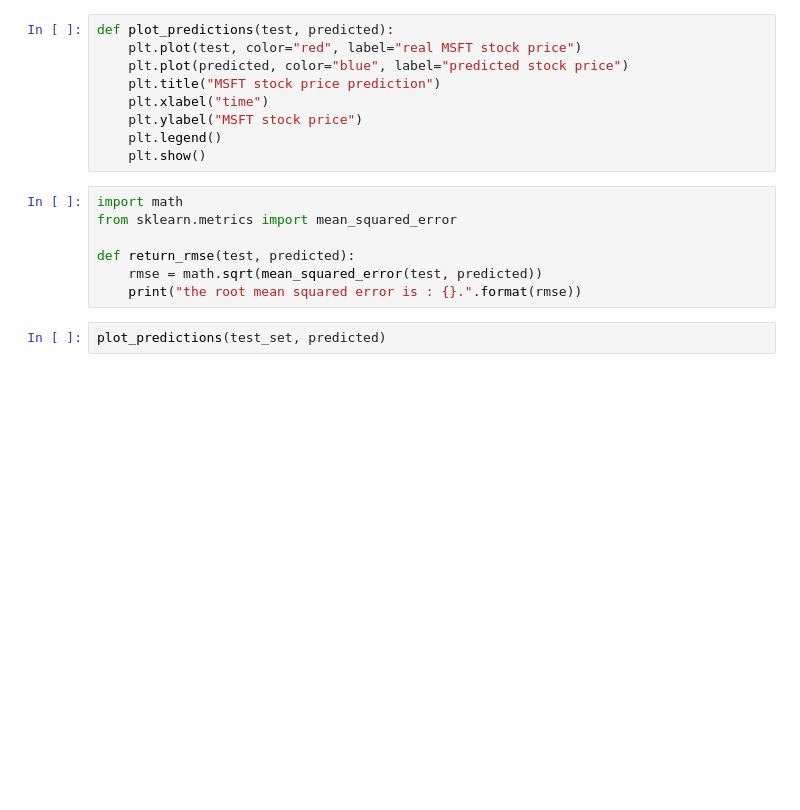
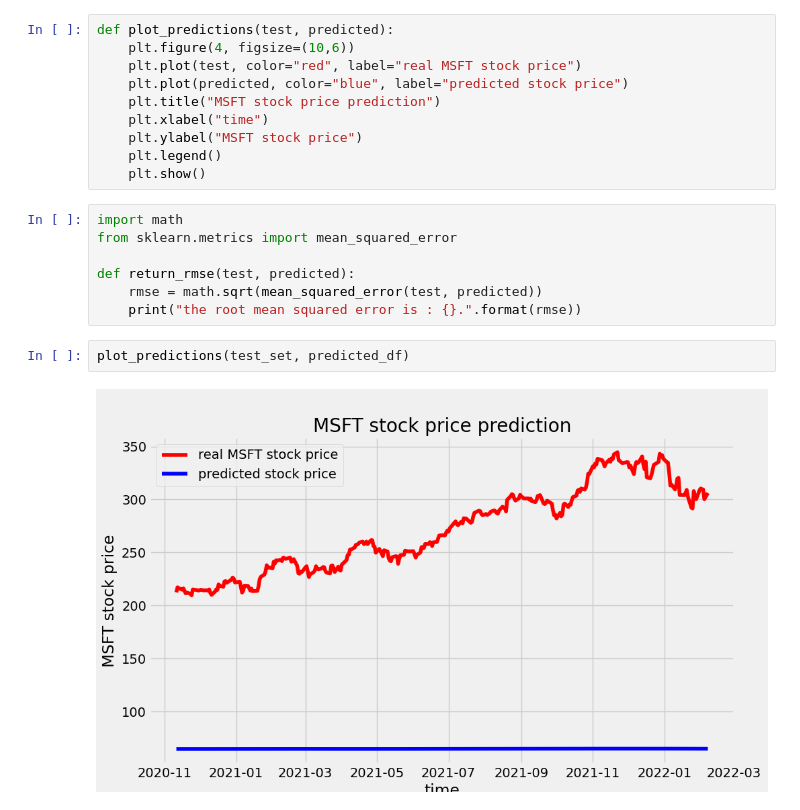
Before and after one commit to amangalampalli/stock-market-predictions, a Jupyter notebook: stock_market_predictions/forecasting/LSTM/MSFT-5-Year-LSTM.ipynb, the cells around one changed output. Drawn from its saved outputs; the diff is of its cells as text; blank space fills up the shorter version.

```diff
--- a/stock_market_predictions/forecasting/LSTM/MSFT-5-Year-LSTM.ipynb
+++ b/stock_market_predictions/forecasting/LSTM/MSFT-5-Year-LSTM.ipynb
@@ -82,5 +235,6 @@ predicted = transformer.inverse_transform(predicted)
 # %%
 def plot_predictions(test, predicted):
+    plt.figure(4, figsize=(10,6))
     plt.plot(test, color="red", label="real MSFT stock price")
     plt.plot(predicted, color="blue", label="predicted stock price")
     plt.title("MSFT stock price prediction")
@@ -96,6 +250,8 @@ def return_rmse(test, predicted):
     rmse = math.sqrt(mean_squared_error(test, predicted))
     print("the root mean squared error is : {}.".format(rmse))
 # %%
-plot_predictions(test_set, predicted)
+plot_predictions(test_set, predicted_df)
+# %% [output]
+[figure, added]
 # %%
 return_rmse(test_set, predicted)
```
Also changed, not shown: parts of 20 cells of this notebook, 3 other files.
